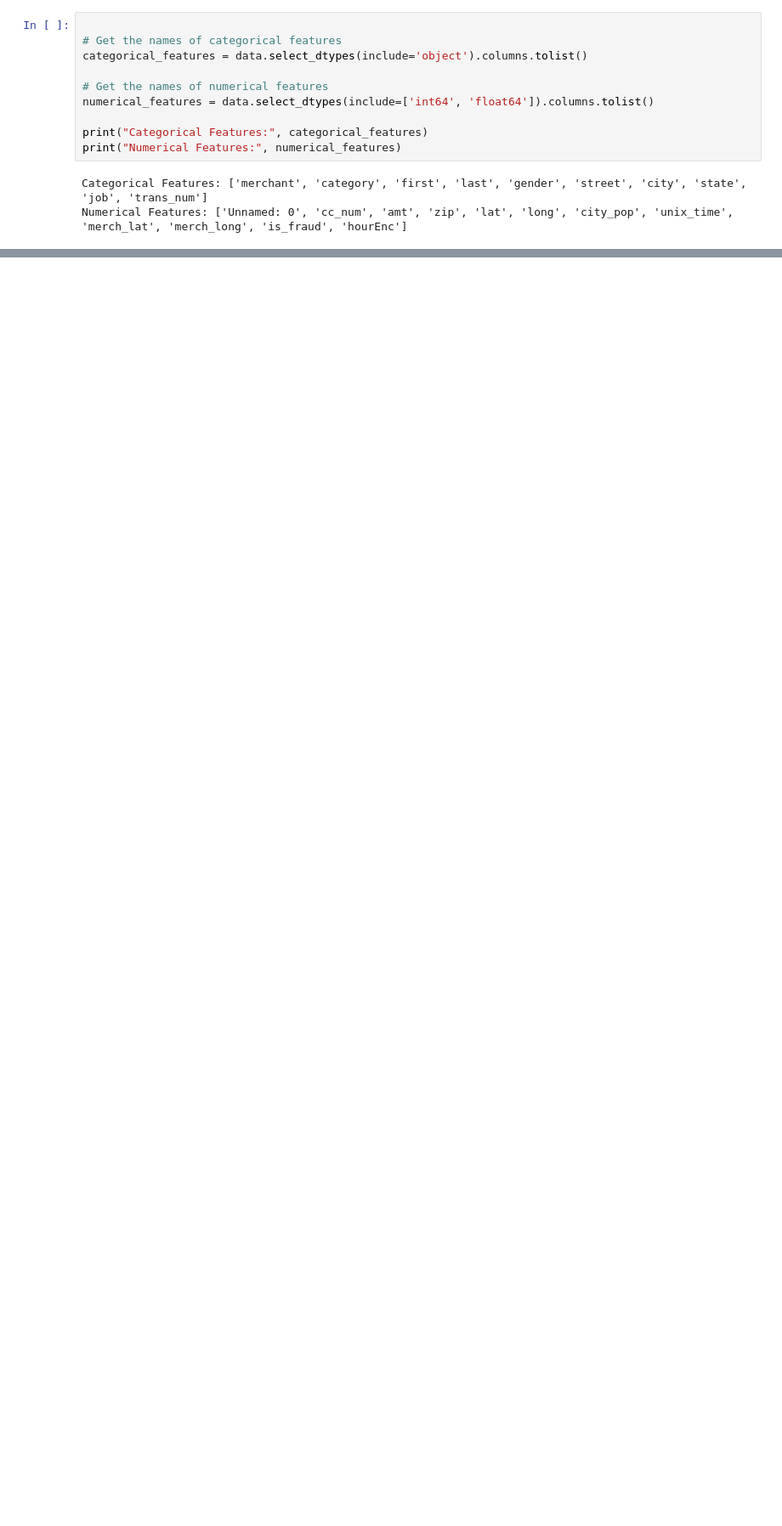
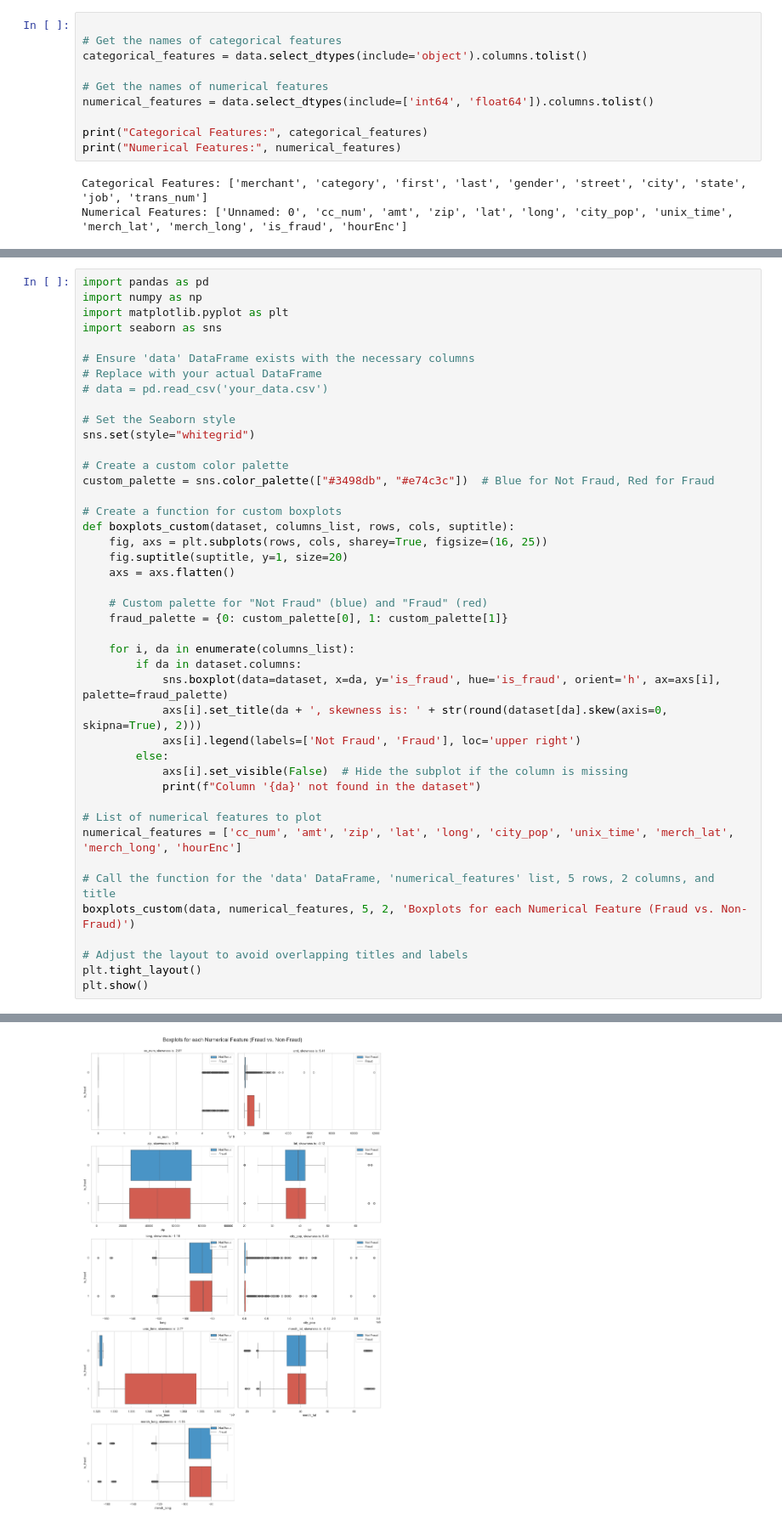
Before and after one commit to BeheraSas/Project--Payment-Risk-Shield, a Jupyter notebook: PRS.ipynb, the cells around one changed output, grey strips where cells are left out. Shown at 85% size. Cells and saved outputs as stored; diff of their text form; blank space fills up the shorter version.

```diff
--- a/PRS.ipynb
+++ b/PRS.ipynb
@@ -585,0 +630,44 @@ plt.show()
+# %%
+import pandas as pd
+import numpy as np
+import matplotlib.pyplot as plt
+import seaborn as sns
+
+# Ensure 'data' DataFrame exists with the necessary columns
+# Replace with your actual DataFrame
+# data = pd.read_csv('your_data.csv')
+
+# Set the Seaborn style
+sns.set(style="whitegrid")
+
+# Create a custom color palette
+custom_palette = sns.color_palette(["#3498db", "#e74c3c"])  # Blue for Not Fraud, Red for Fraud
+
+# Create a function for custom boxplots
+def boxplots_custom(dataset, columns_list, rows, cols, suptitle):
+    fig, axs = plt.subplots(rows, cols, sharey=True, figsize=(16, 25))
+    fig.suptitle(suptitle, y=1, size=20)
+    axs = axs.flatten()
+
+    # Custom palette for "Not Fraud" (blue) and "Fraud" (red)
+    fraud_palette = {0: custom_palette[0], 1: custom_palette[1]}
+
+    for i, da in enumerate(columns_list):
+        if da in dataset.columns:
+            sns.boxplot(data=dataset, x=da, y='is_fraud', hue='is_fraud', orient='h', ax=axs[i], palette=fraud_palette)
+            axs[i].set_title(da + ', skewness is: ' + str(round(dataset[da].skew(axis=0, skipna=True), 2)))
+            axs[i].legend(labels=['Not Fraud', 'Fraud'], loc='upper right')
+        else:
+            axs[i].set_visible(False)  # Hide the subplot if the column is missing
+            print(f"Column '{da}' not found in the dataset")
+
+# List of numerical features to plot
+numerical_features = ['cc_num', 'amt', 'zip', 'lat', 'long', 'city_pop', 'unix_time', 'merch_lat', 'merch_long', 'hourEnc']
+
+# Call the function for the 'data' DataFrame, 'numerical_features' list, 5 rows, 2 columns, and title
+boxplots_custom(data, numerical_features, 5, 2, 'Boxplots for each Numerical Feature (Fraud vs. Non-Fraud)')
+
+# Adjust the layout to avoid overlapping titles and labels
+plt.tight_layout()
+plt.show()
+# %% [output]
@@ -585,0 +675 @@ plt.show()
+[figure, added]
```
Also changed, not shown: parts of 3 cells of this notebook.
